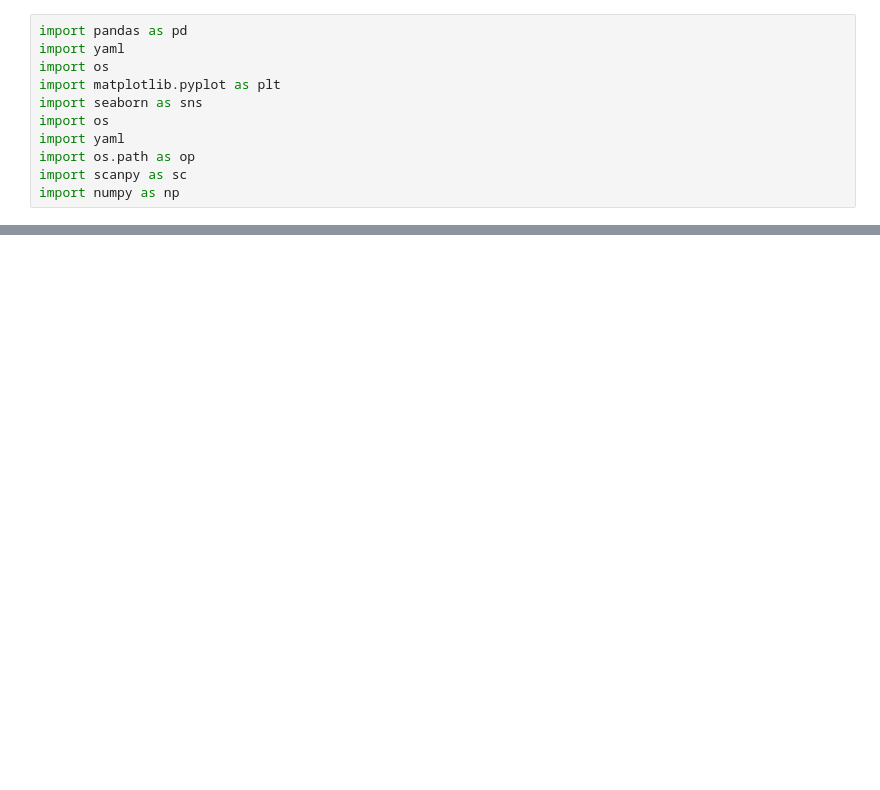
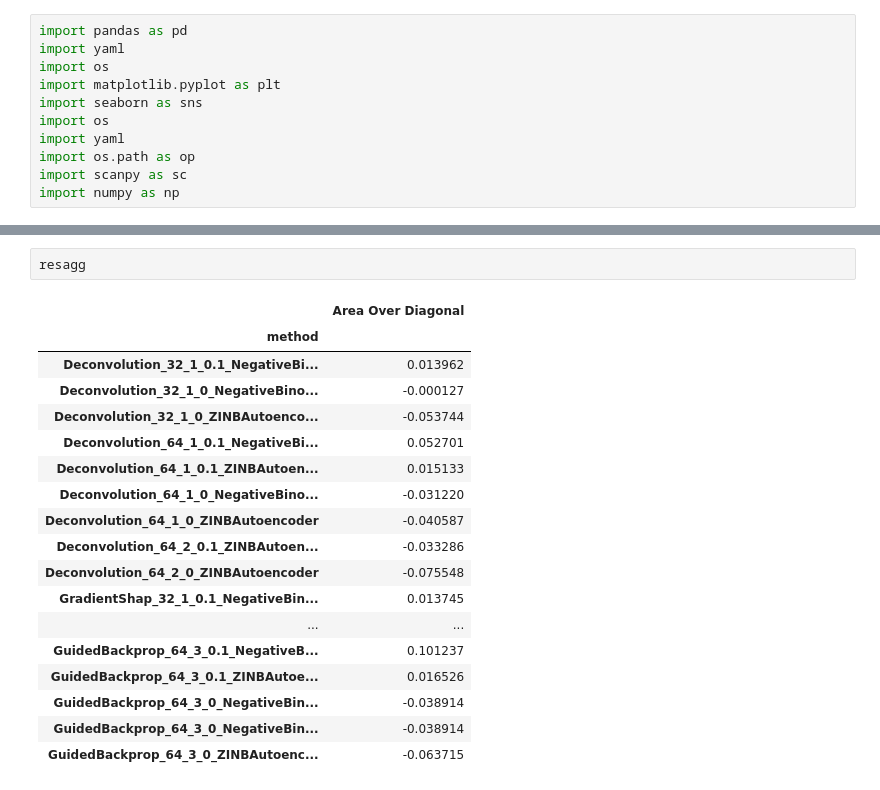
Before and after one commit to bionetslab/netmap-evaluation, a Jupyter notebook: src/evaluation/analyse_parameter_sweep.ipynb, the cells around one changed output, grey strips where cells are left out. Cells and saved outputs as stored; diff of their text form; blank space fills up the shorter version.

```diff
--- a/src/evaluation/analyse_parameter_sweep.ipynb
+++ b/src/evaluation/analyse_parameter_sweep.ipynb
@@ -81,0 +93,21 @@ read_all_results('/data_nfs/og86asub/netmap/netmap-evaluation/results/summaries_
+# %%
+resagg
+# %% [output]
+|  | Area Over Diagonal |
+| method |  |
+| Deconvolution_32_1_0.1_NegativeBi... | 0.013962 |
+| Deconvolution_32_1_0_NegativeBino... | -0.000127 |
+| Deconvolution_32_1_0_ZINBAutoenco... | -0.053744 |
+| Deconvolution_64_1_0.1_NegativeBi... | 0.052701 |
+| Deconvolution_64_1_0.1_ZINBAutoen... | 0.015133 |
+| Deconvolution_64_1_0_NegativeBino... | -0.031220 |
+| Deconvolution_64_1_0_ZINBAutoencoder | -0.040587 |
+| Deconvolution_64_2_0.1_ZINBAutoen... | -0.033286 |
+| Deconvolution_64_2_0_ZINBAutoencoder | -0.075548 |
+| GradientShap_32_1_0.1_NegativeBin... | 0.013745 |
+| ... | ... |
+| GuidedBackprop_64_3_0.1_NegativeB... | 0.101237 |
+| GuidedBackprop_64_3_0.1_ZINBAutoe... | 0.016526 |
+| GuidedBackprop_64_3_0_NegativeBin... | -0.038914 |
+| GuidedBackprop_64_3_0_NegativeBin... | -0.038914 |
+| GuidedBackprop_64_3_0_ZINBAutoenc... | -0.063715 |
```
Also changed, not shown: parts of 8 cells of this notebook, 8 other files.
